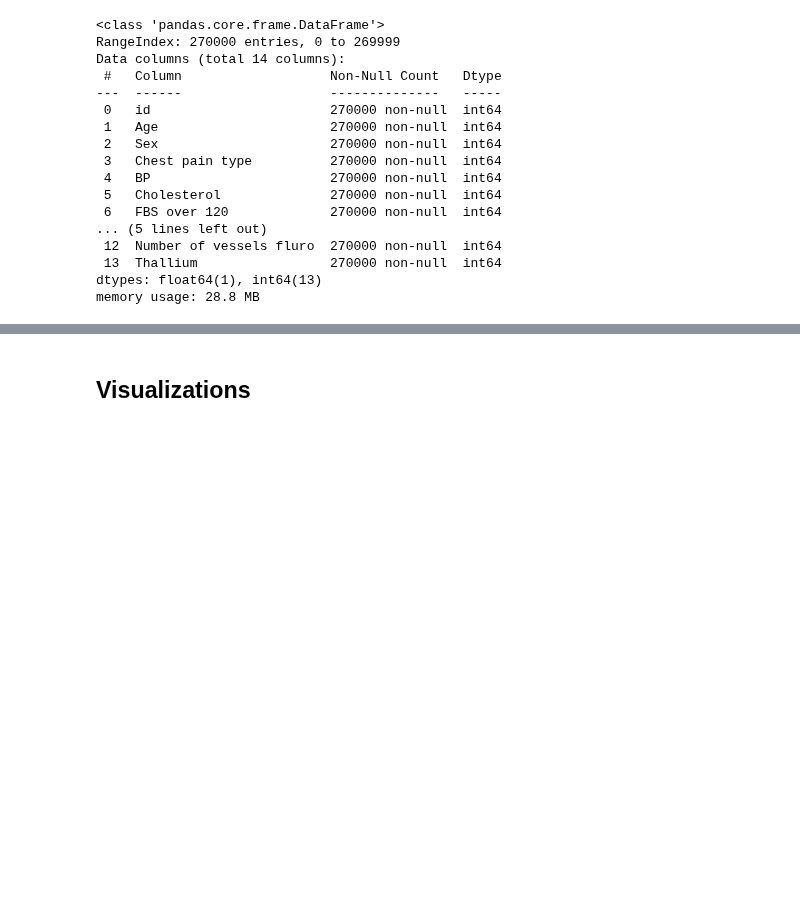
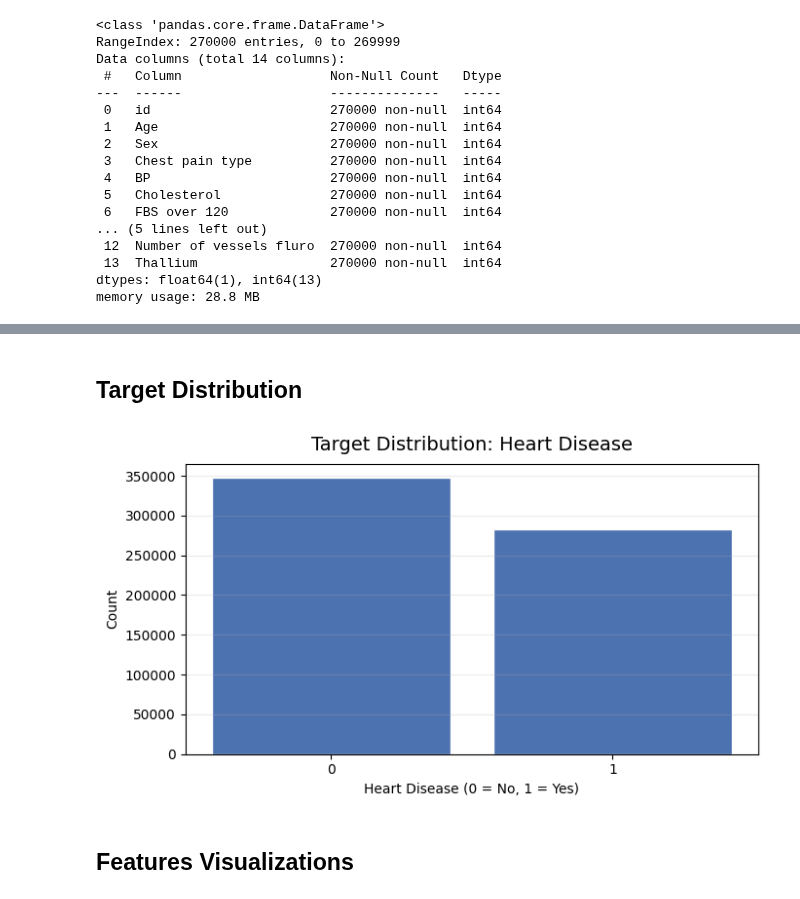
Before and after one commit to jfblanchard/s6e2-predict-heart-disease, a Jupyter notebook: s6e2-predicting-heart-disease-eda.ipynb, the cells around one changed output, grey strips where cells are left out. Saved outputs shown, nothing was run; the diff lists cells and outputs as text; code cells hidden in the pictures; blank space fills up the shorter version.

```diff
--- a/s6e2-predicting-heart-disease-eda.ipynb
+++ b/s6e2-predicting-heart-disease-eda.ipynb
@@ -247,5 +241,26 @@ numeric_features = [
+# %% [markdown]
+## Target Distribution
+# %%
+# Target distribution
+plt.figure(figsize=(7, 4))
+plt.hist(
+    train["heart_disease"],
+    bins=[-0.5, 0.5, 1.5],
+    rwidth=0.85,
+    color="#4C72B0",
+    edgecolor="white",
+)
+plt.title("Target Distribution: Heart Disease", fontsize=14, pad=10)
+plt.xlabel("Heart Disease (0 = No, 1 = Yes)")
+plt.ylabel("Count")
+plt.xticks([0, 1])
+plt.grid(axis="y", alpha=0.25)
+plt.tight_layout()
+plt.show()
+# %% [output]
+[figure, added]
 # %% [markdown]
-## Visualizations
+## Features Visualizations
 # %%
 import matplotlib.pyplot as plt
 import seaborn as sns
```
Also changed, not shown: parts of 30 cells of this notebook, 48 other files.
